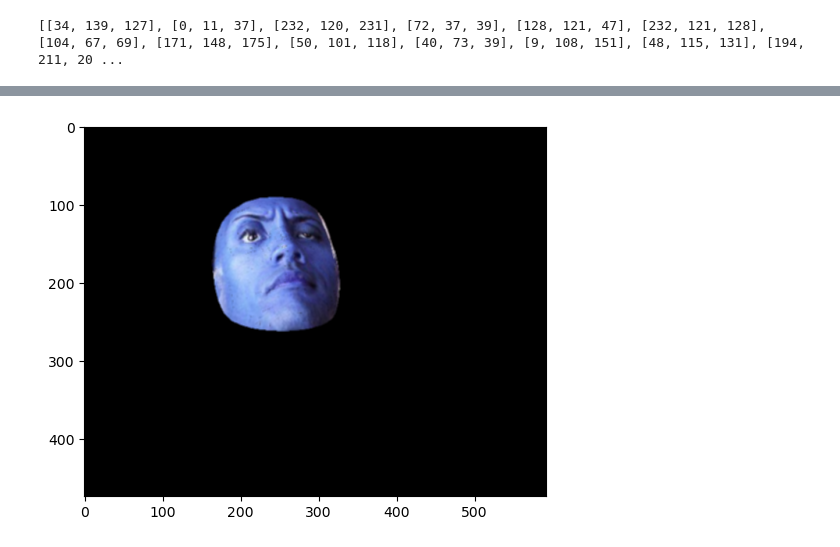
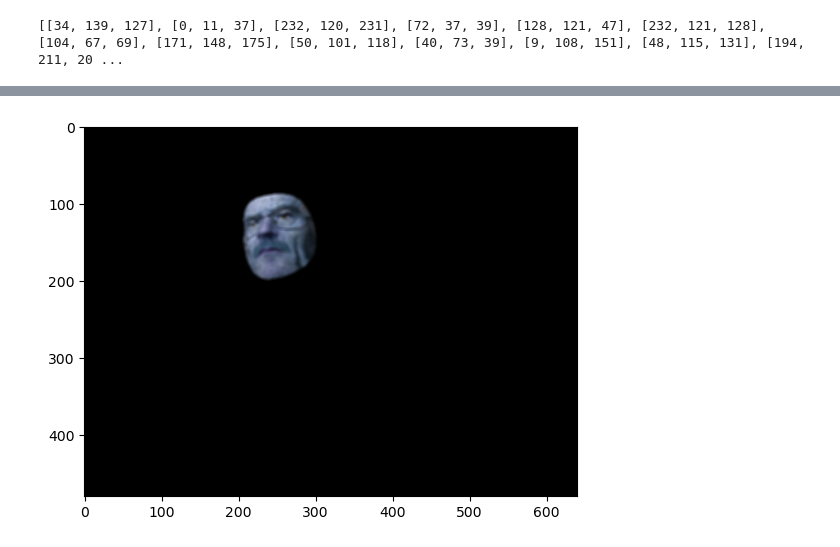
Before and after one commit to diegoguizanlopez/BigDataEIa, a Jupyter notebook: IA/Programacion_IA/2_Trimestre/MediaPipe/Face_Swap/face_swap.ipynb, the cells around one changed output, grey strips where cells are left out. Saved outputs shown, nothing was run; the diff lists cells and outputs as text; code cells hidden in the pictures.

```diff
--- a/IA/Programacion_IA/2_Trimestre/MediaPipe/Face_Swap/face_swap.ipynb
+++ b/IA/Programacion_IA/2_Trimestre/MediaPipe/Face_Swap/face_swap.ipynb
@@ -6,5 +6,5 @@ from pathlib import Path
 
 path = str(Path().resolve())+"/Images/"
 # %%
-pImg1 = path + "Ronaldo.png"
-pImg2 = path + "TheRock.jpg"
+pImg1 = path + "Walter.jpg"
+pImg2 = path + "Trump.jpg"
@@ -115,9 +123,6 @@ for t in lista:
     pt1 = (t[0][0], t[0][1])
     pt2 = (t[1][0], t[1][1])
     pt3 = (t[2][0], t[2][1])
-    if pt1[0] == 33:
-        if pt1[1] == 7:
-            None
     value = list(set([pt1[0],pt1[1],pt2[0],pt2[1],pt3[0],pt3[1]]))
     triangles.append(value)
 print(triangles)
@@ -135,16 +144,19 @@ mp_face_mesh = mp.solutions.face_mesh
 
 # Configura la detección facial de MediaPipe
 with mp_face_mesh.FaceMesh(static_image_mode=True, max_num_faces=1, min_detection_confidence=0.5) as face_mesh:
+    """Le indicamos que va ser una imagen estática, ya que los puntos los sacamos de la misma imagen, si fuera un video no indicabamos este apartado
+    """
 
     # Procesa la imagen 1
     results = face_mesh.process(cv2.cvtColor(img, cv2.COLOR_BGR2RGB))
     if results.multi_face_landmarks:
         for face_landmarks in results.multi_face_landmarks:
+            # Procesamos cada uno de los puntos de la imagen, multiplicando su X e Y por su ancho y largo, recordatorio que el X e Y están cambiados en OpenCV
             landmarks_points = [(int(landmark.x * img.shape[1]), int(landmark.y * img.shape[0])) for landmark in face_landmarks.landmark]
 
-# Procesa la imagen 2
-with mp_face_mesh.FaceMesh(static_image_mode=True, max_num_faces=1, min_detection_confidence=0.5) as face_mesh:
+    # Procesa la imagen 2
     results = face_mesh.process(cv2.cvtColor(img2, cv2.COLOR_BGR2RGB))
     if results.multi_face_landmarks:
         for face_landmarks in results.multi_face_landmarks:
+            # Mismo que la anterior imagen
             landmarks_points2 = [(int(landmark.x * img2.shape[1]), int(landmark.y * img2.shape[0])) for landmark in face_landmarks.landmark]
@@ -240,32 +319,30 @@ axs[1].imshow(final2)
 # %%
-imagen = img2
+imagen = img
 
-landmark=landmarks_points2
+landmark=landmarks_points
 
 video = cv.VideoCapture(0)
 with mp_face_mesh.FaceMesh(max_num_faces=1, min_detection_confidence=0.5) as face_mesh:
     while(True):
         ret, frame = video.read()
         if ret == True:
             frame = cv.flip(frame, 1)
-            frame = cv.resize(frame,(imagen.shape[0],imagen.shape[1]))
-            #frame= cv.resize(frame,dsize=(imagen.shape[0],imagen.shape[1]))
             results = face_mesh.process(cv2.cvtColor(frame, cv2.COLOR_BGR2RGB))
             if results.multi_face_landmarks:
                 for face_landmarks in results.multi_face_landmarks:
                     landmarks_points_f = [(int(landmark.x * frame.shape[1]), int(landmark.y * frame.shape[0])) for landmark in face_landmarks.landmark]
                 try:
                     annotated_image=get_face(imagen,frame,landmark,landmarks_points_f)
                     final1=imagen_unida(frame,annotated_image,landmarks_points_f)
                 except:
                     final1 = frame
                 cv.imshow("Salida", cv.cvtColor(final1,cv.COLOR_BGR2RGB))
             cv.imshow("Salida2", frame)
         if ret == False:
             video.set(cv.CAP_PROP_POS_FRAMES, 0)
         if cv.waitKey(10) & 0xFF == 27: break
 
 video.release()
 cv.destroyAllWindows()
 # %% [output]
-[figure, old version]
+[figure, new version]
```
Also changed, not shown: parts of 16 cells of this notebook, 2 other files.
